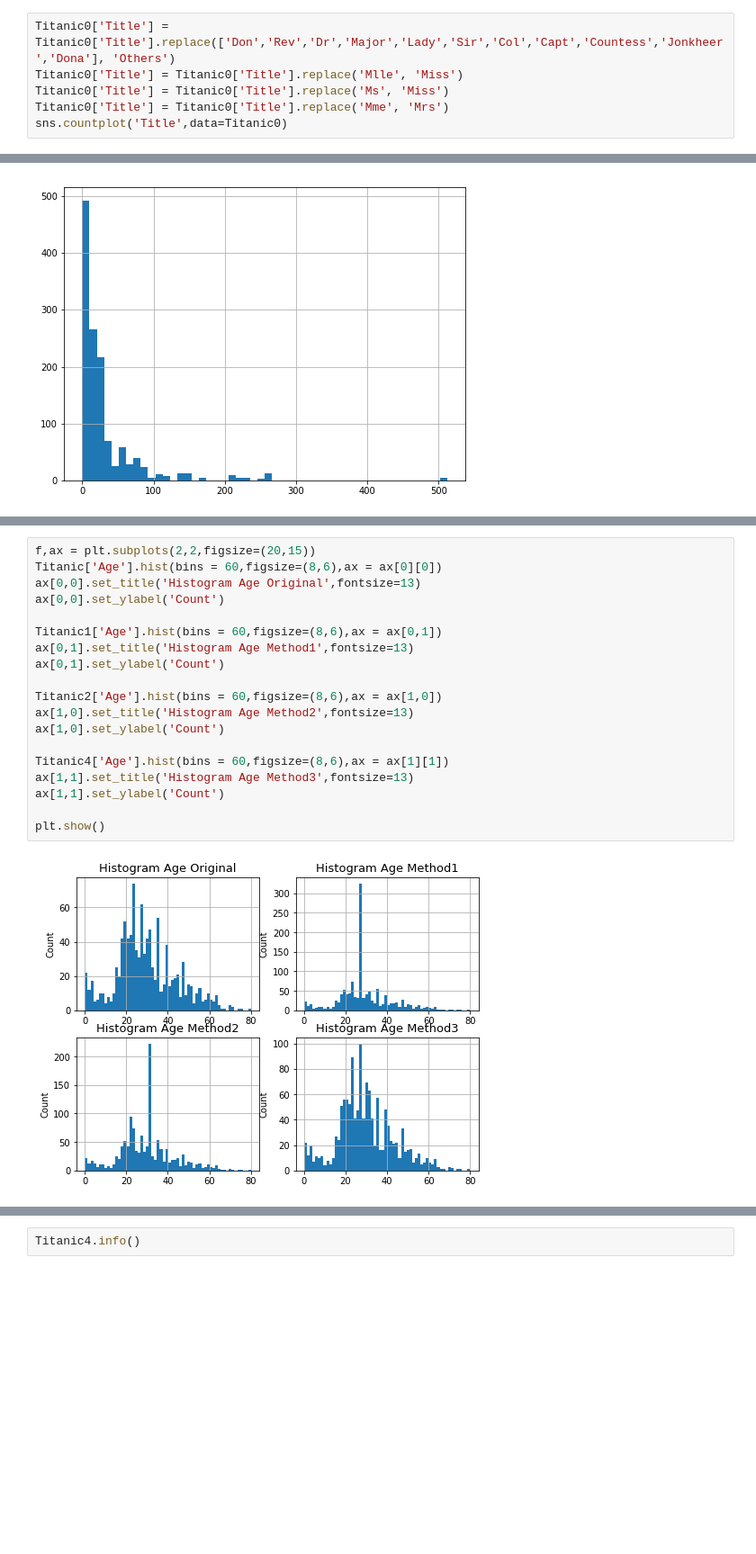
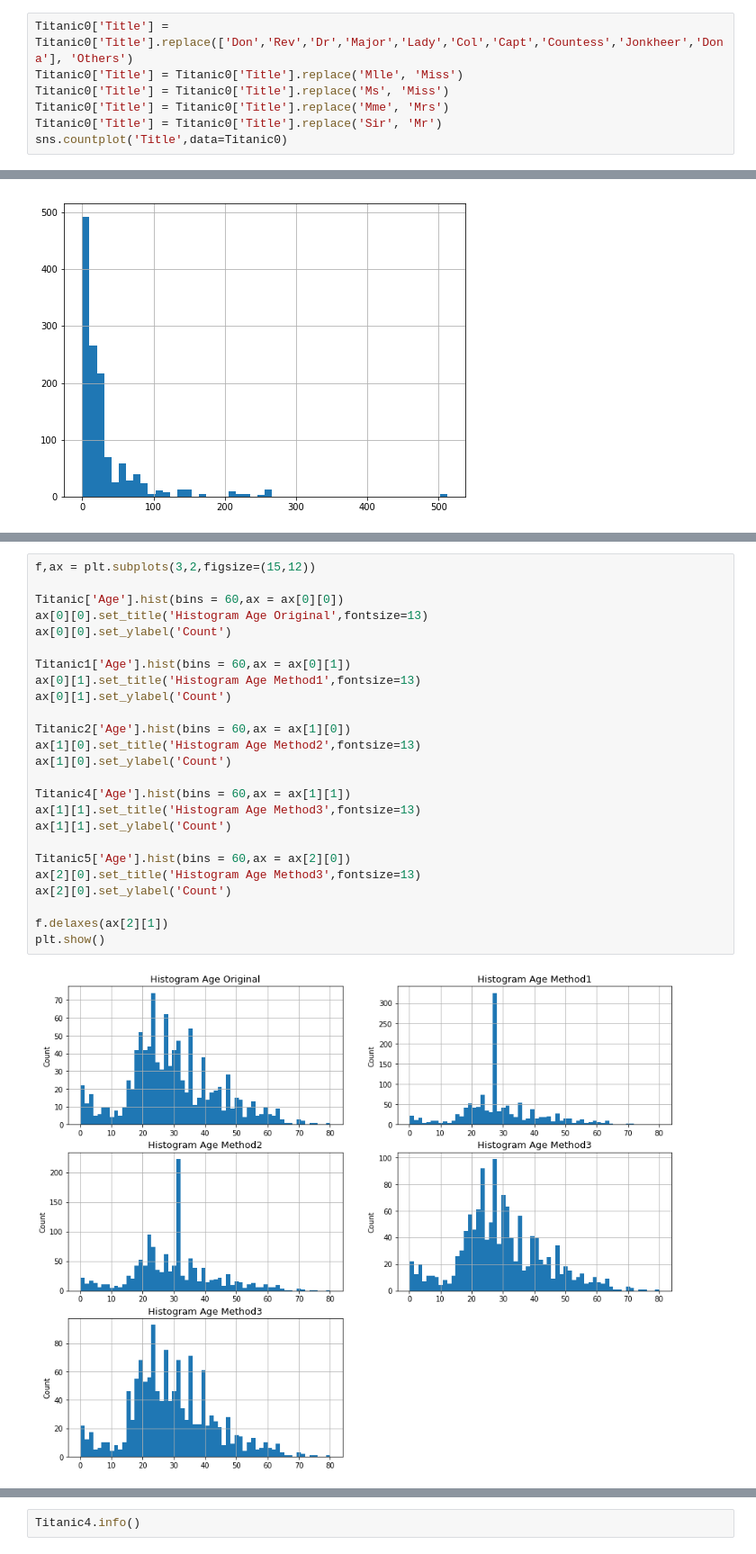
Before and after one commit to CoolGIRLCOCO/Project-Titantic-Survival-Prediction-ToBContinuted, a Jupyter notebook: Predict Survival on Titanic Datasets Using Classification Methods(Part 1).ipynb, the cells around one changed output, grey strips where cells are left out. Shown: that part at 90% size. Saved outputs shown, nothing was run; the diff lists cells and outputs as text; blank space fills up the shorter version.

```diff
--- a/Predict Survival on Titanic Datasets Using Classification Methods(Part 1).ipynb
+++ b/Predict Survival on Titanic Datasets Using Classification Methods(Part 1).ipynb
@@ -220,10 +220,11 @@ Title names:  ['Mr' 'Mrs' 'Miss' 'Master' 'Don' 'Rev' 'Dr' 'Mme' 'Ms' 'Major' 'L
 # %% [markdown]
 From the boxplot above, we find most passengers are called using 4 titles 'Mr' 'Mrs' 'Miss' 'Master', we consider to group all non-common titles into 'Others' group. Meanwhile, there are some synonyms, such as 'Ms' 'Miss' and 'Mme' are the same as 'Mrs'. we need to convert them into the same titles.
 # %%
-Titanic0['Title'] = Titanic0['Title'].replace(['Don','Rev','Dr','Major','Lady','Sir','Col','Capt','Countess','Jonkheer','Dona'], 'Others')
+Titanic0['Title'] = Titanic0['Title'].replace(['Don','Rev','Dr','Major','Lady','Col','Capt','Countess','Jonkheer','Dona'], 'Others')
 Titanic0['Title'] = Titanic0['Title'].replace('Mlle', 'Miss')
 Titanic0['Title'] = Titanic0['Title'].replace('Ms', 'Miss')
 Titanic0['Title'] = Titanic0['Title'].replace('Mme', 'Mrs')
+Titanic0['Title'] = Titanic0['Title'].replace('Sir', 'Mr')
 sns.countplot('Title',data=Titanic0)
 # %% [output]
 <matplotlib.axes._subplots.AxesSubplot at 0x...>
@@ -445,22 +463,28 @@ See the caveats in the documentation: http://pandas.pydata.org/pandas-docs/stabl
 # %%
-f,ax = plt.subplots(2,2,figsize=(20,15))
-Titanic['Age'].hist(bins = 60,figsize=(8,6),ax = ax[0][0])
-ax[0,0].set_title('Histogram Age Original',fontsize=13)
-ax[0,0].set_ylabel('Count')
+f,ax = plt.subplots(3,2,figsize=(15,12))
 
-Titanic1['Age'].hist(bins = 60,figsize=(8,6),ax = ax[0,1])
-ax[0,1].set_title('Histogram Age Method1',fontsize=13)
-ax[0,1].set_ylabel('Count')
+Titanic['Age'].hist(bins = 60,ax = ax[0][0])
+ax[0][0].set_title('Histogram Age Original',fontsize=13)
+ax[0][0].set_ylabel('Count')
 
-Titanic2['Age'].hist(bins = 60,figsize=(8,6),ax = ax[1,0])
-ax[1,0].set_title('Histogram Age Method2',fontsize=13)
-ax[1,0].set_ylabel('Count')
+Titanic1['Age'].hist(bins = 60,ax = ax[0][1])
+ax[0][1].set_title('Histogram Age Method1',fontsize=13)
+ax[0][1].set_ylabel('Count')
 
-Titanic4['Age'].hist(bins = 60,figsize=(8,6),ax = ax[1][1])
-ax[1,1].set_title('Histogram Age Method3',fontsize=13)
-ax[1,1].set_ylabel('Count')
+Titanic2['Age'].hist(bins = 60,ax = ax[1][0])
+ax[1][0].set_title('Histogram Age Method2',fontsize=13)
+ax[1][0].set_ylabel('Count')
 
+Titanic4['Age'].hist(bins = 60,ax = ax[1][1])
+ax[1][1].set_title('Histogram Age Method3',fontsize=13)
+ax[1][1].set_ylabel('Count')
+
+Titanic5['Age'].hist(bins = 60,ax = ax[2][0])
+ax[2][0].set_title('Histogram Age Method3',fontsize=13)
+ax[2][0].set_ylabel('Count')
+
+f.delaxes(ax[2][1])
 plt.show()
 # %% [output]
-[figure, old version]
+[figure, new version]
 # %% [markdown]
```
Also changed, not shown: parts of 22 cells of this notebook.
